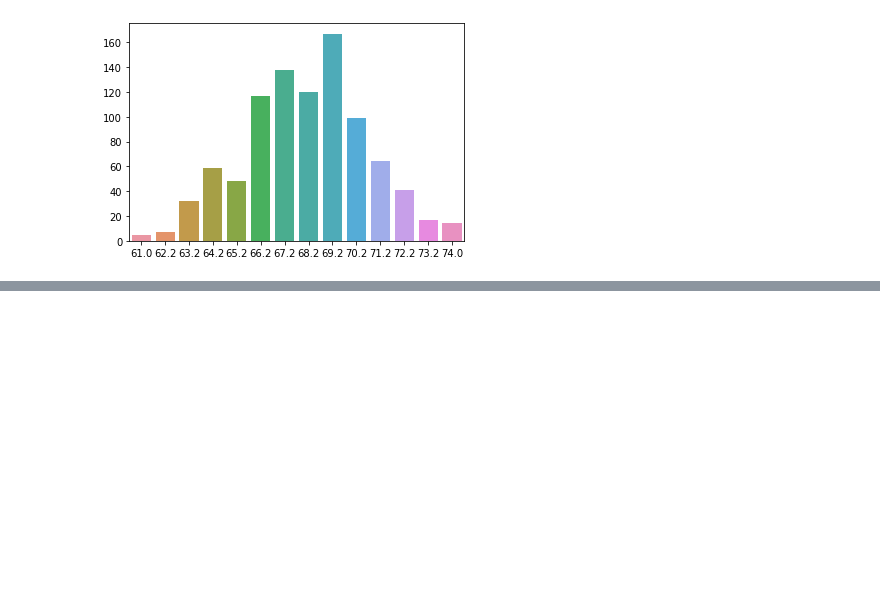
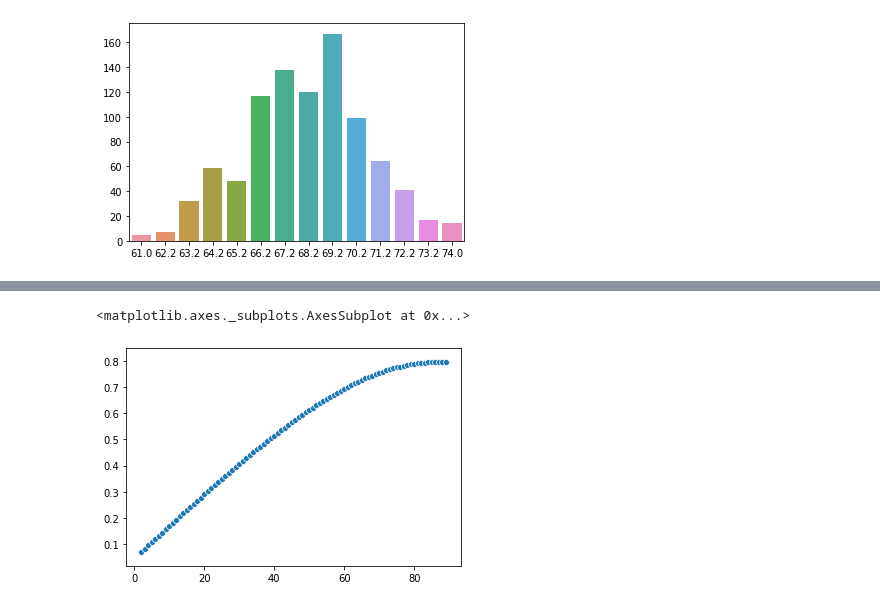
Before and after one commit to qiwsir/Mathematics, a Jupyter notebook: regression.ipynb, the cells around one changed output, grey strips where cells are left out. Drawn from its saved outputs; the diff is of its cells as text; code cells hidden in the pictures; blank space fills up the shorter version.

```diff
--- a/regression.ipynb
+++ b/regression.ipynb
@@ -32,0 +74,10 @@ sns.barplot(x='group', y='Total', data=child_df)
+# %%
+import numpy as np
+import pandas as pd
+import seaborn as sns
+alpha = np.arange(2,90)*np.pi/180+np.random.rand()/10
+beta = np.arcsin(np.sin(alpha)/1.4)
+sns.scatterplot(x=np.arange(2,90),y=beta)
+# %% [output]
+<matplotlib.axes._subplots.AxesSubplot at 0x...>
+[figure, added]
```
Also changed, not shown: parts of 10 cells of this notebook, 1 other file.
